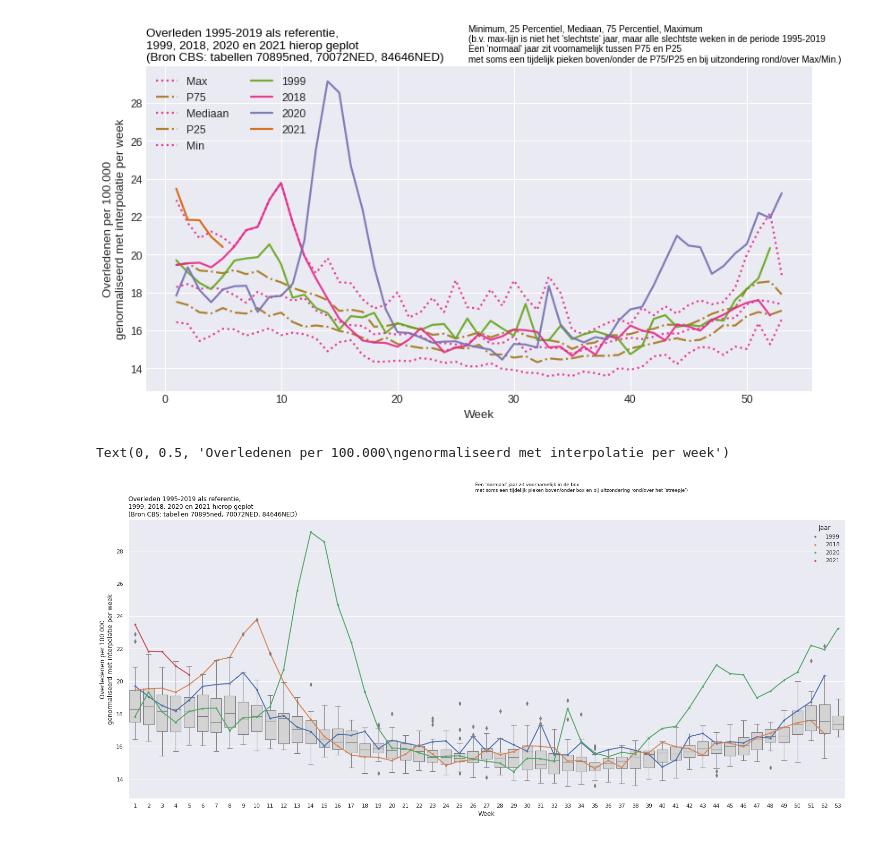
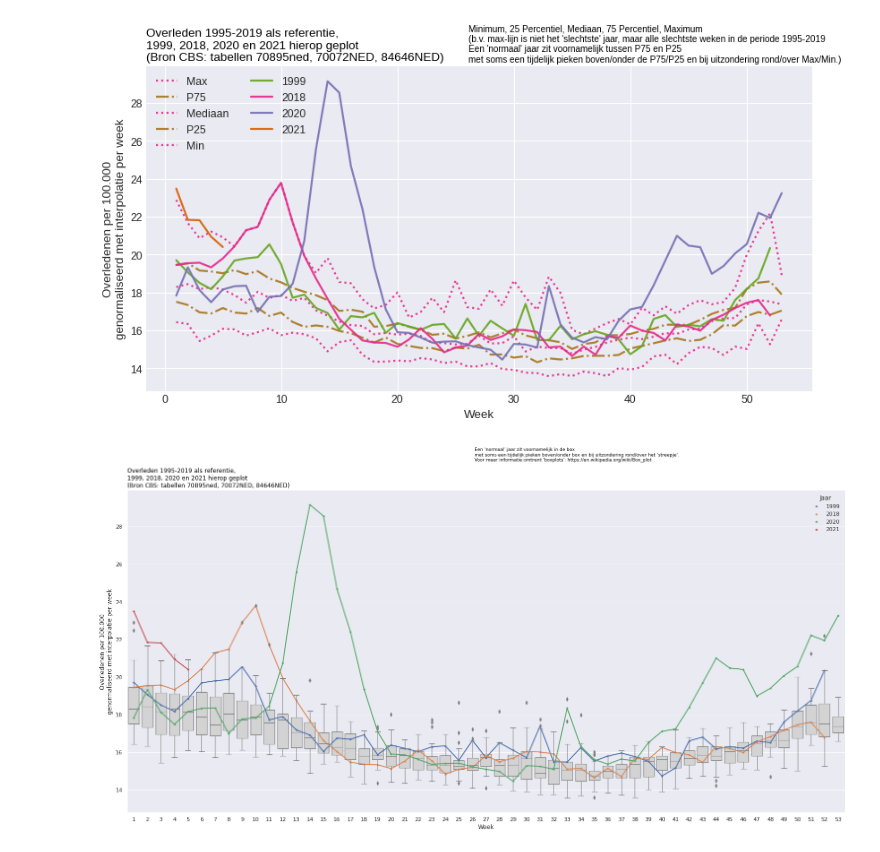
Before and after one commit to flow4u/public, a Jupyter notebook: Sterftecijfers_Nederland_COVID_19_periode_vergelijken_met_eerdere_jaren.ipynb, the cells around one changed output. Cells and saved outputs as stored; diff of their text form; code cells hidden in the pictures.

Commit message:
Week 5 update, Boxplot added (with titles added)

```diff
--- a/Sterftecijfers_Nederland_COVID_19_periode_vergelijken_met_eerdere_jaren.ipynb
+++ b/Sterftecijfers_Nederland_COVID_19_periode_vergelijken_met_eerdere_jaren.ipynb
@@ -510,20 +510,20 @@ plt.show()
 # %%
 #@title
 df_reference1 = df_1995_current[df_1995_current['Jaar'] < current_year-1] #2020
 # df_other = df_1995_current[df_1995_current['Jaar'] >= current_year -1]
 df_other1 = df_1995_current[(df_1995_current['Jaar'] >= current_year -1) |
                            (df_1995_current['Jaar'] == 1999) |
                           #  (df_1995_current['Jaar'] == 2015) |
                            (df_1995_current['Jaar'] == 2018)]
 
 sns.set_theme(style='darkgrid', rc={'lines.linewidth': 1.1})
-fix, ax = plt.subplots(figsize=[25,10])
+fix, ax = plt.subplots(figsize=[26,12])
 sns.pointplot(x='Week', y='Overledenen Genormaliseerd', data=df_other1, ax=ax, hue='Jaar', markers='.')
 ax = sns.boxplot(x='Week', y='Overledenen Genormaliseerd', data=df_reference1, color='lightgrey')
 plt.title("Overleden 1995-2019 als referentie,\n1999, 2018, 2020 en 2021 hierop geplot\n(Bron CBS: tabellen 70895ned, 70072NED, 84646NED)", loc='left', fontsize=12, fontweight=0, color='black')
-plt.suptitle("Een 'normaal' jaar zit voornamelijk in de box\nmet soms een tijdelijk pieken boven/onder box en bij uitzondering rond/over het 'streepje')", horizontalalignment = 'left', fontsize=9, fontweight=0, color='black')
+plt.suptitle("Een 'normaal' jaar zit voornamelijk in de box\nmet soms een tijdelijk pieken boven/onder box en bij uitzondering rond/over het 'streepje'.\nVoor meer informatie omtrent 'boxplots': https://en.wikipedia.org/wiki/Box_plot", horizontalalignment = 'left', fontsize=9, fontweight=0, color='black')
 plt.xlabel("Week")
 plt.ylabel("Overledenen per 100.000\ngenormaliseerd met interpolatie per week")
+plt.show()
 # %% [output]
-Text(0, 0.5, 'Overledenen per 100.000\ngenormaliseerd met interpolatie per week')
-[figure, old version]
+[figure, new version]
```
